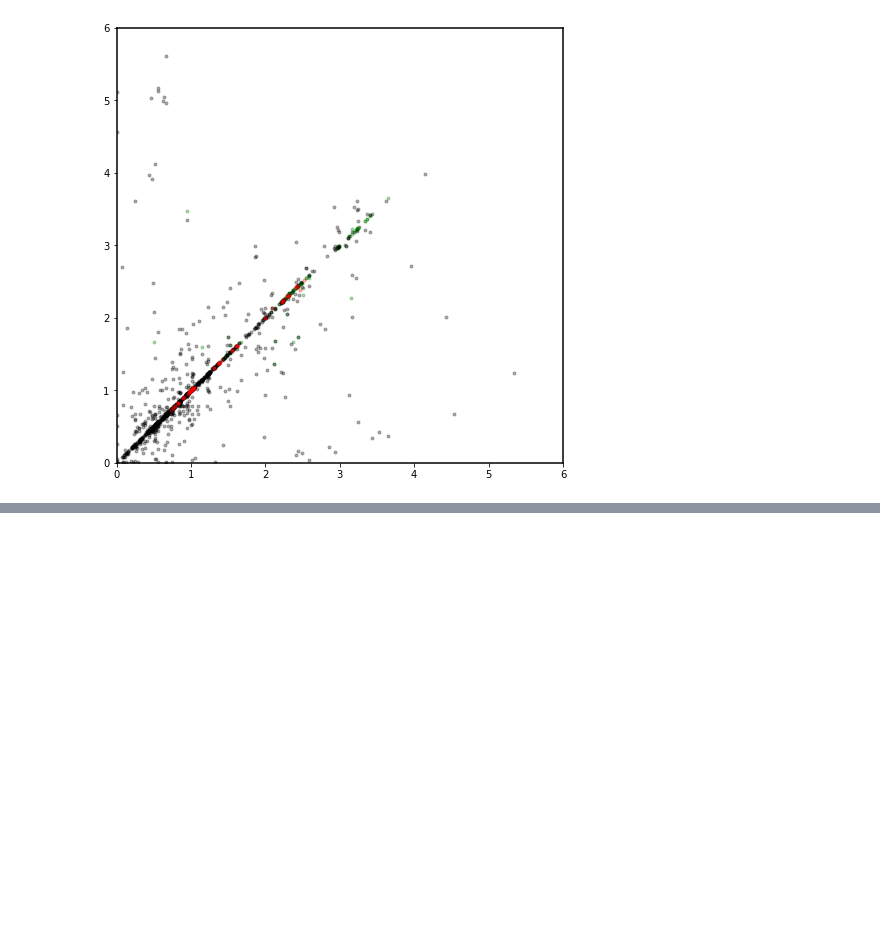
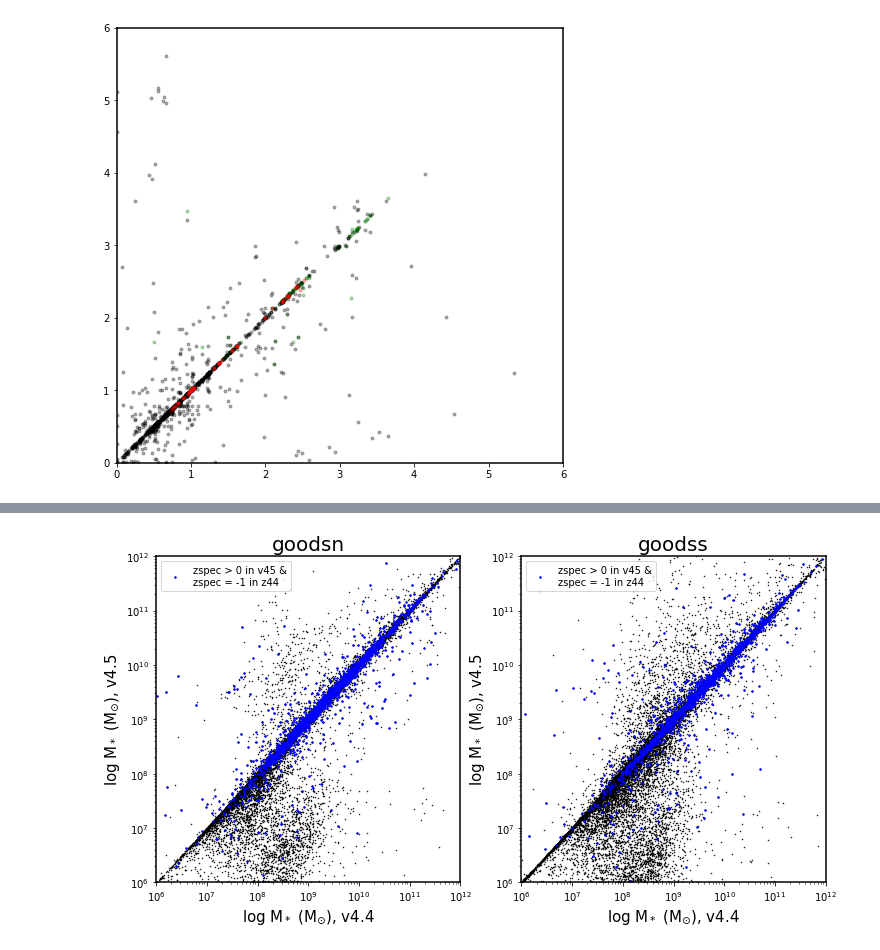
Before and after one commit to RaymondSimons/clear_local, a Jupyter notebook: add_specz.ipynb, the cells around one changed output, grey strips where cells are left out. Drawn from its saved outputs; the diff is of its cells as text; code cells hidden in the pictures; blank space fills up the shorter version.

```diff
--- a/add_specz.ipynb
+++ b/add_specz.ipynb
@@ -184,0 +153,26 @@ Rest-frame filters: [270, 274, 120, 121, 156, 157, 158, 159, 160, 161, 162, 163]
+# %%
+cat_dir = '/Users/rsimons/Desktop/clear/catalogs'
+
+
+fig, axes = plt.subplots(1,2, figsize = (12, 6))
+for ff, field in enumerate(['goodsn', 'goodss']):
+    ax = axes[ff]
+
+    cat_v44 = fits.open(cat_dir + '/%s_3dhst.v4.4.cats/Eazy/%s_3dhst.v4.4.zout.fits'%(field, field))
+    cat_v45 = fits.open(cat_dir + '/%s_3dhst.v4.5.cats/Eazy/%s_3dhst.v4.5.zout.fits'%(field, field))
+
+    ln_v44 = len(cat_v44[1].data['mass'])
+    gd = where((cat_v44[1].data['z_spec']< 0) & (cat_v45[1].data['z_spec'][:ln_v44] > 0))[0]
+    ax.plot(cat_v44[1].data['mass'], cat_v45[1].data['mass'][:ln_v44],'k.', markersize = 1)
+    ax.plot(cat_v44[1].data['mass'][gd], cat_v45[1].data['mass'][:ln_v44][gd],'b.', markersize = 3, label = 'zspec > 0 in v45 &\nzspec = -1 in z44')
+    ax.set_xlim(1.e6, 1.e12)
+    ax.set_ylim(1.e6, 1.e12)
+    ax.legend(loc = 2)
+    ax.set_title(field, fontsize = 20)
+    ax.set_xlabel('$\log$ M$_*$ (M$_{\odot}$), v4.4')
+    ax.set_ylabel('$\log$ M$_*$ (M$_{\odot}$), v4.5')
+    ax.set_xscale('log')
+    ax.set_yscale('log')
+fig.savefig('v44_v45_masses.png', dpi = 300)
+# %% [output]
+[figure, added]
```
Also changed, not shown: parts of 6 cells of this notebook.
